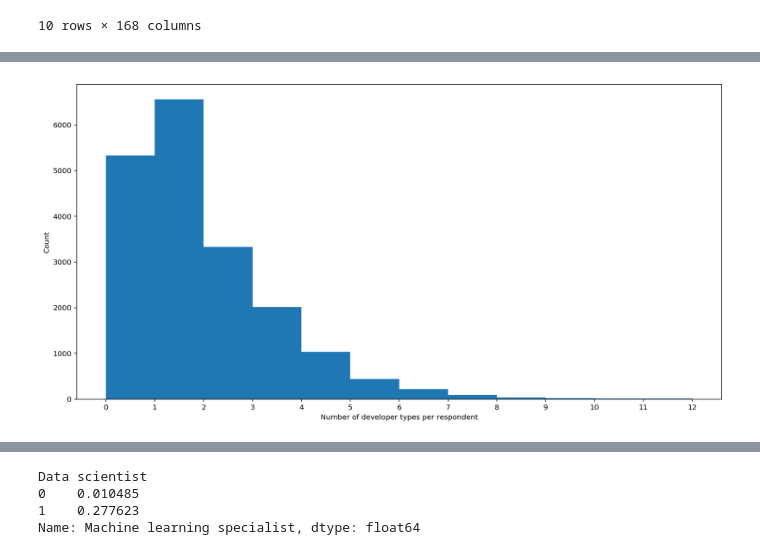
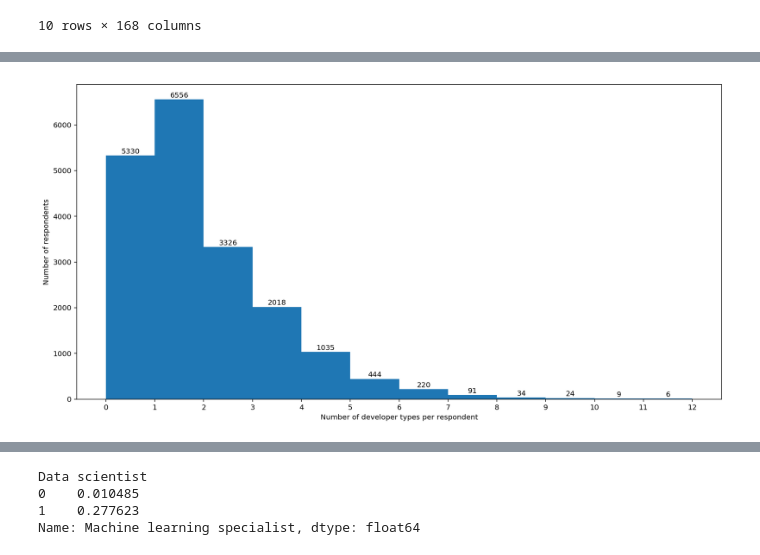
Before and after one commit to blowe615/stackoverflow_survey, a Jupyter notebook: Investigating How Data Scientists Answered the Stack Overflow Survey.ipynb, the cells around one changed output, grey strips where cells are left out. Drawn from its saved outputs; the diff is of its cells as text; code cells hidden in the pictures.

```diff
--- a/Investigating How Data Scientists Answered the Stack Overflow Survey.ipynb
+++ b/Investigating How Data Scientists Answered the Stack Overflow Survey.ipynb
@@ -300,11 +294,18 @@ encoded_df.head()
 # %%
 # Visualize the distribution of developer types
 fig, ax = plt.subplots(figsize=(16,8))
 ax.hist(encoded_df['NumDevTypes'],bins=range(encoded_df['NumDevTypes'].max()))
 ax.set_xticks(range(encoded_df['NumDevTypes'].max()))
-ax.set_ylabel('Count')
+ax.set_ylabel('Number of respondents')
 ax.set_xlabel('Number of developer types per respondent')
-#encoded_df['NumDevTypes'].plot(kind='hist')
+
+# Add value counts to histogram bars
+rects = ax.patches
+labels = encoded_df['NumDevTypes'].value_counts(sort=False)
+for rect, label in zip(rects, labels):
+    height = rect.get_height()
+    ax.text(rect.get_x() + rect.get_width() / 2, height + 10, label,
+            ha='center', va='bottom')
 plt.show()
 # %% [output]
-[figure, old version]
+[figure, new version]
```
Also changed, not shown: parts of 57 cells of this notebook.
